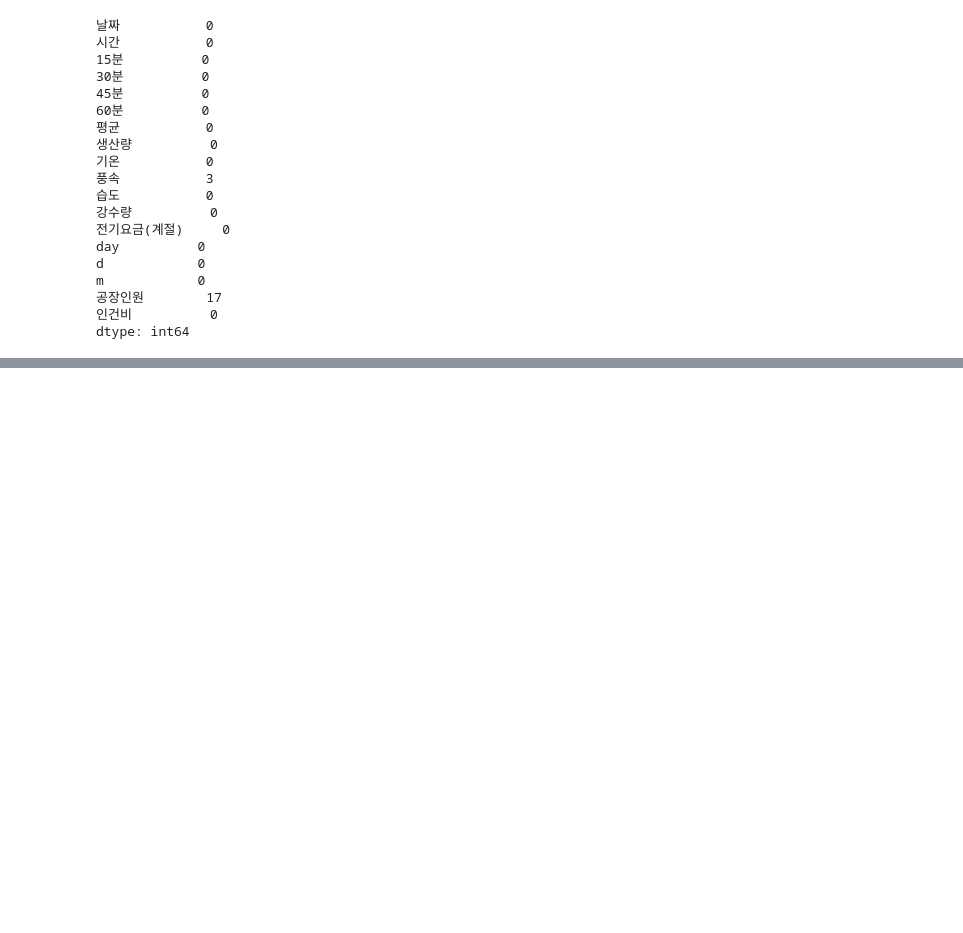
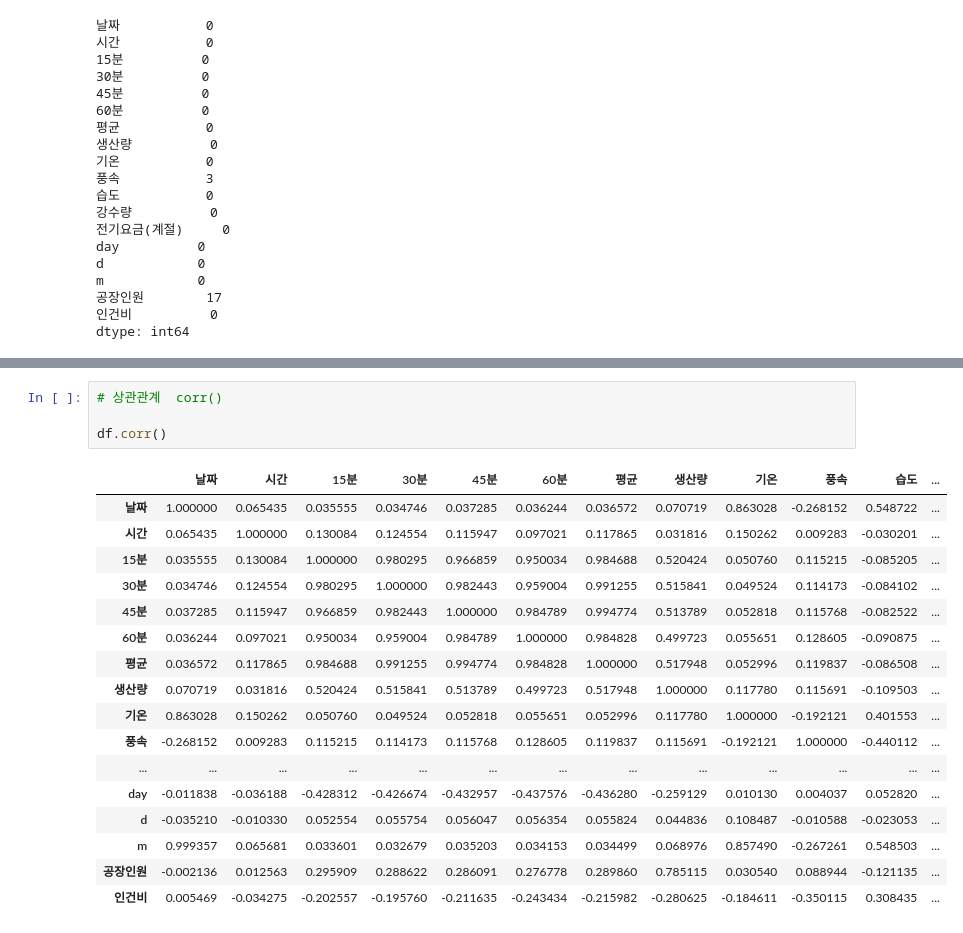
Before and after one commit to bigdataleeky/python, a Jupyter notebook: 20220512/20220512_자원최적화AI.ipynb, the cells around one changed output, grey strips where cells are left out. Drawn from its saved outputs; the diff is of its cells as text; blank space fills up the shorter version.

```diff
--- a/20220512/20220512_자원최적화AI.ipynb
+++ b/20220512/20220512_자원최적화AI.ipynb
@@ -150,0 +210,22 @@ dtype: int64
+# %%
+# 상관관계  corr()
+
+df.corr()
+# %% [output]
+|  | 날짜 | 시간 | 15분 | 30분 | 45분 | 60분 | 평균 | 생산량 | 기온 | 풍속 | 습도 | ... |
+| 날짜 | 1.000000 | 0.065435 | 0.035555 | 0.034746 | 0.037285 | 0.036244 | 0.036572 | 0.070719 | 0.863028 | -0.268152 | 0.548722 | ... |
+| 시간 | 0.065435 | 1.000000 | 0.130084 | 0.124554 | 0.115947 | 0.097021 | 0.117865 | 0.031816 | 0.150262 | 0.009283 | -0.030201 | ... |
+| 15분 | 0.035555 | 0.130084 | 1.000000 | 0.980295 | 0.966859 | 0.950034 | 0.984688 | 0.520424 | 0.050760 | 0.115215 | -0.085205 | ... |
+| 30분 | 0.034746 | 0.124554 | 0.980295 | 1.000000 | 0.982443 | 0.959004 | 0.991255 | 0.515841 | 0.049524 | 0.114173 | -0.084102 | ... |
+| 45분 | 0.037285 | 0.115947 | 0.966859 | 0.982443 | 1.000000 | 0.984789 | 0.994774 | 0.513789 | 0.052818 | 0.115768 | -0.082522 | ... |
+| 60분 | 0.036244 | 0.097021 | 0.950034 | 0.959004 | 0.984789 | 1.000000 | 0.984828 | 0.499723 | 0.055651 | 0.128605 | -0.090875 | ... |
+| 평균 | 0.036572 | 0.117865 | 0.984688 | 0.991255 | 0.994774 | 0.984828 | 1.000000 | 0.517948 | 0.052996 | 0.119837 | -0.086508 | ... |
+| 생산량 | 0.070719 | 0.031816 | 0.520424 | 0.515841 | 0.513789 | 0.499723 | 0.517948 | 1.000000 | 0.117780 | 0.115691 | -0.109503 | ... |
+| 기온 | 0.863028 | 0.150262 | 0.050760 | 0.049524 | 0.052818 | 0.055651 | 0.052996 | 0.117780 | 1.000000 | -0.192121 | 0.401553 | ... |
+| 풍속 | -0.268152 | 0.009283 | 0.115215 | 0.114173 | 0.115768 | 0.128605 | 0.119837 | 0.115691 | -0.192121 | 1.000000 | -0.440112 | ... |
+| ... | ... | ... | ... | ... | ... | ... | ... | ... | ... | ... | ... | ... |
+| day | -0.011838 | -0.036188 | -0.428312 | -0.426674 | -0.432957 | -0.437576 | -0.436280 | -0.259129 | 0.010130 | 0.004037 | 0.052820 | ... |
+| d | -0.035210 | -0.010330 | 0.052554 | 0.055754 | 0.056047 | 0.056354 | 0.055824 | 0.044836 | 0.108487 | -0.010588 | -0.023053 | ... |
+| m | 0.999357 | 0.065681 | 0.033601 | 0.032679 | 0.035203 | 0.034153 | 0.034499 | 0.068976 | 0.857490 | -0.267261 | 0.548503 | ... |
+| 공장인원 | -0.002136 | 0.012563 | 0.295909 | 0.288622 | 0.286091 | 0.276778 | 0.289860 | 0.785115 | 0.030540 | 0.088944 | -0.121135 | ... |
+| 인건비 | 0.005469 | -0.034275 | -0.202557 | -0.195760 | -0.211635 | -0.243434 | -0.215982 | -0.280625 | -0.184611 | -0.350115 | 0.308435 | ... |
```
Also changed, not shown: parts of 13 cells of this notebook.
